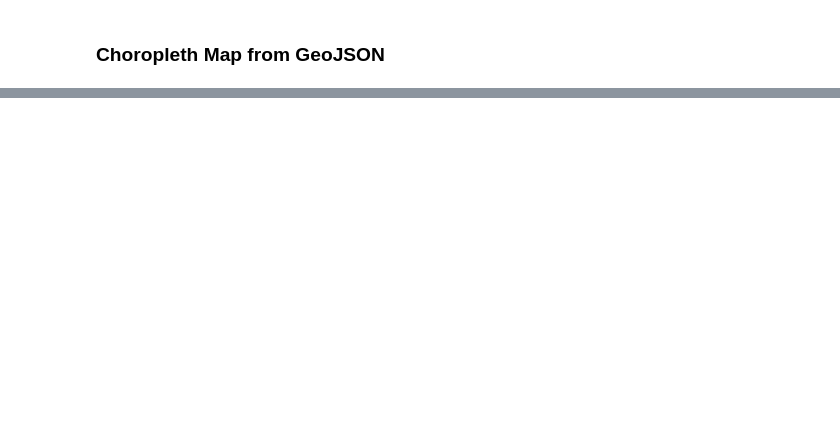
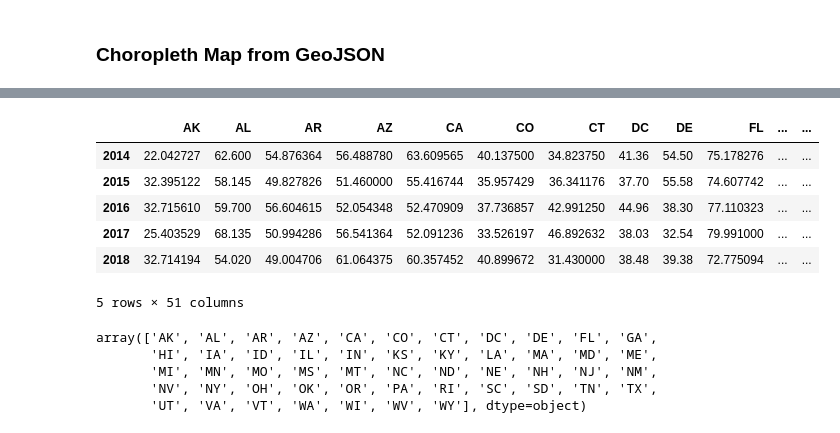
Before and after one commit to DataKind-DC/audubon-cbc, a Jupyter notebook: notebooks/2.1-ijd-viz.ipynb, the cells around one changed output, grey strips where cells are left out. Cells and saved outputs as stored; diff of their text form; code cells hidden in the pictures; blank space fills up the shorter version.

```diff
--- a/notebooks/2.1-ijd-viz.ipynb
+++ b/notebooks/2.1-ijd-viz.ipynb
@@ -333,0 +450,20 @@ ply.plot(fig, filename='../plots/choropleth_ff.html', auto_open=popen)
+# %%
+# Create a time-series dataframe for the NOAA Max Temp
+
+if not offline_ts:
+    # Create a blank time-series dataframe
+    df_ts_noaa_tmax = pd.DataFrame(index=years,
+                                   columns=states)
+
+    # Loop through years and states to get averages
+    for yr in years:
+        for st in states:
+            df_ts_noaa_tmax.loc[yr, st] = df_paired.loc[(df_paired['count_year'] == yr) &
+                                                        (df_paired['state'] == st),
+                                                        'noaa_tmax_value'].mean()
+
+    df_ts_noaa_tmax.to_csv(PATH_TO_TS_NOAA)
+
+else:
+    df_ts_noaa_tmax = pd.read_csv(PATH_TO_TS_NOAA,
+                                  index_col=0)
@@ -333,0 +481,11 @@ ply.plot(fig, filename='../plots/choropleth_ff.html', auto_open=popen)
+# %%
+# Ensure dataframe contains data
+df_ts_noaa_tmax.tail()
+# %% [output]
+|  | AK | AL | AR | AZ | CA | CO | CT | DC | DE | FL | ... | ... |
+| 2014 | 22.042727 | 62.600 | 54.876364 | 56.488780 | 63.609565 | 40.137500 | 34.823750 | 41.36 | 54.50 | 75.178276 | ... | ... |
+| 2015 | 32.395122 | 58.145 | 49.827826 | 51.460000 | 55.416744 | 35.957429 | 36.341176 | 37.70 | 55.58 | 74.607742 | ... | ... |
+| 2016 | 32.715610 | 59.700 | 56.604615 | 52.054348 | 52.470909 | 37.736857 | 42.991250 | 44.96 | 38.30 | 77.110323 | ... | ... |
+| 2017 | 25.403529 | 68.135 | 50.994286 | 56.541364 | 52.091236 | 33.526197 | 46.892632 | 38.03 | 32.54 | 79.991000 | ... | ... |
+| 2018 | 32.714194 | 54.020 | 49.004706 | 61.064375 | 60.357452 | 40.899672 | 31.430000 | 38.48 | 39.38 | 72.775094 | ... | ... |
+5 rows × 51 columns
@@ -333,0 +505,8 @@ ply.plot(fig, filename='../plots/choropleth_ff.html', auto_open=popen)
+# %%
+df_ts_circle_tmax_long['state'].unique()
+# %% [output]
+array(['AK', 'AL', 'AR', 'AZ', 'CA', 'CO', 'CT', 'DC', 'DE', 'FL', 'GA',
+       'HI', 'IA', 'ID', 'IL', 'IN', 'KS', 'KY', 'LA', 'MA', 'MD', 'ME',
+       'MI', 'MN', 'MO', 'MS', 'MT', 'NC', 'ND', 'NE', 'NH', 'NJ', 'NM',
+       'NV', 'NY', 'OH', 'OK', 'OR', 'PA', 'RI', 'SC', 'SD', 'TN', 'TX',
+       'UT', 'VA', 'VT', 'WA', 'WI', 'WV', 'WY'], dtype=object)
```
Also changed, not shown: parts of 40 cells of this notebook.
